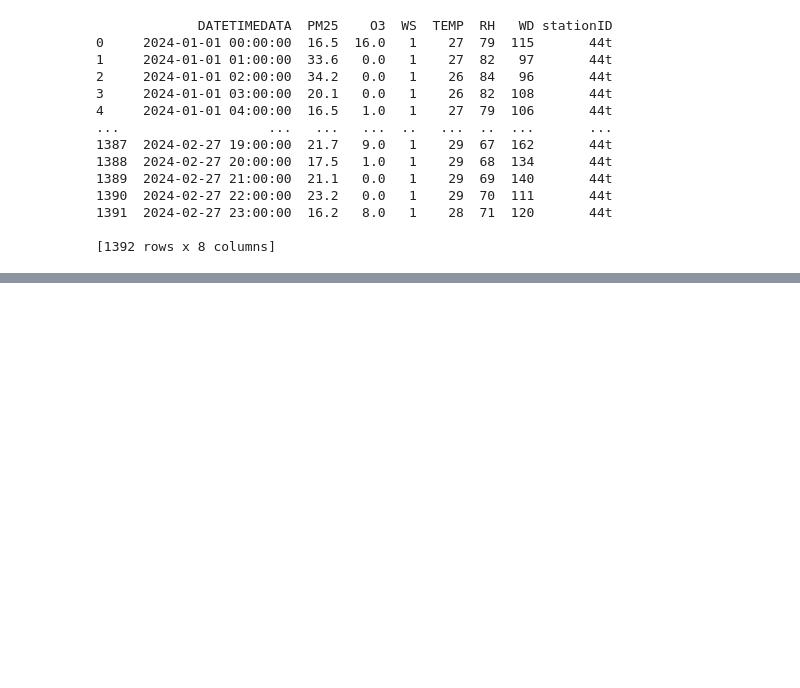
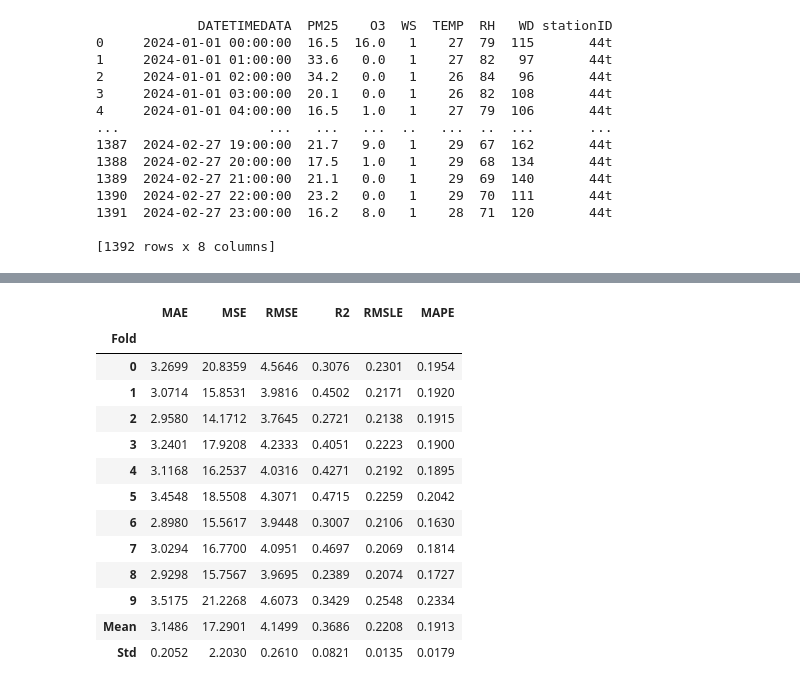
Before and after one commit to Nattaticha/PredictionPM, a Jupyter notebook: train/tain_PM.ipynb, the cells around one changed output, grey strips where cells are left out. Saved outputs shown, nothing was run; the diff lists cells and outputs as text; code cells hidden in the pictures; blank space fills up the shorter version.

```diff
--- a/train/tain_PM.ipynb
+++ b/train/tain_PM.ipynb
@@ -23,0 +109,3 @@ test
+# %%
+model001 = create_model('et')
+# %% [output]
@@ -23,0 +113,14 @@ test
+|  | MAE | MSE | RMSE | R2 | RMSLE | MAPE |
+| Fold |  |  |  |  |  |  |
+| 0 | 3.2699 | 20.8359 | 4.5646 | 0.3076 | 0.2301 | 0.1954 |
+| 1 | 3.0714 | 15.8531 | 3.9816 | 0.4502 | 0.2171 | 0.1920 |
+| 2 | 2.9580 | 14.1712 | 3.7645 | 0.2721 | 0.2138 | 0.1915 |
+| 3 | 3.2401 | 17.9208 | 4.2333 | 0.4051 | 0.2223 | 0.1900 |
+| 4 | 3.1168 | 16.2537 | 4.0316 | 0.4271 | 0.2192 | 0.1895 |
+| 5 | 3.4548 | 18.5508 | 4.3071 | 0.4715 | 0.2259 | 0.2042 |
+| 6 | 2.8980 | 15.5617 | 3.9448 | 0.3007 | 0.2106 | 0.1630 |
+| 7 | 3.0294 | 16.7700 | 4.0951 | 0.4697 | 0.2069 | 0.1814 |
+| 8 | 2.9298 | 15.7567 | 3.9695 | 0.2389 | 0.2074 | 0.1727 |
+| 9 | 3.5175 | 21.2268 | 4.6073 | 0.3429 | 0.2548 | 0.2334 |
+| Mean | 3.1486 | 17.2901 | 4.1499 | 0.3686 | 0.2208 | 0.1913 |
+| Std | 0.2052 | 2.2030 | 0.2610 | 0.0821 | 0.0135 | 0.0179 |
```
Also changed, not shown: parts of 9 cells of this notebook.
